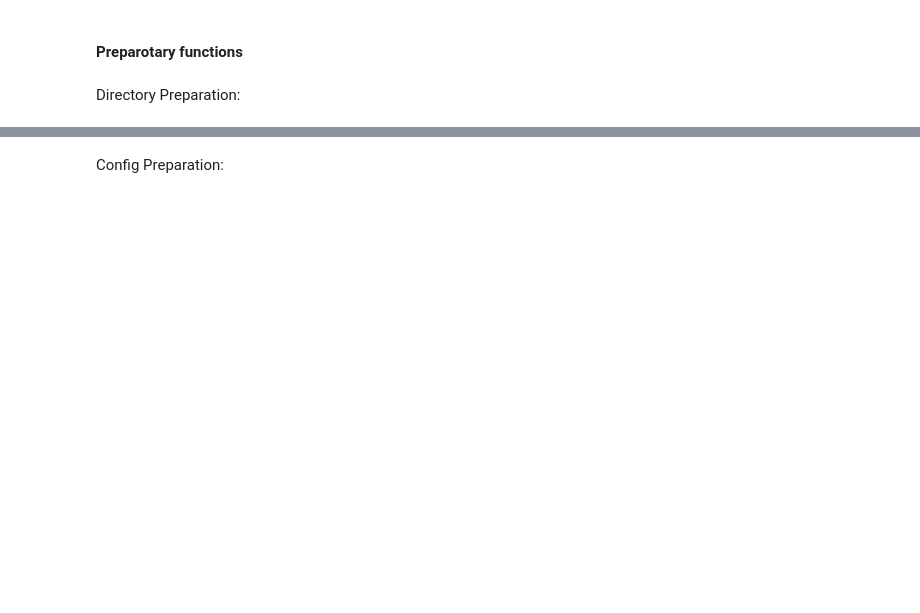
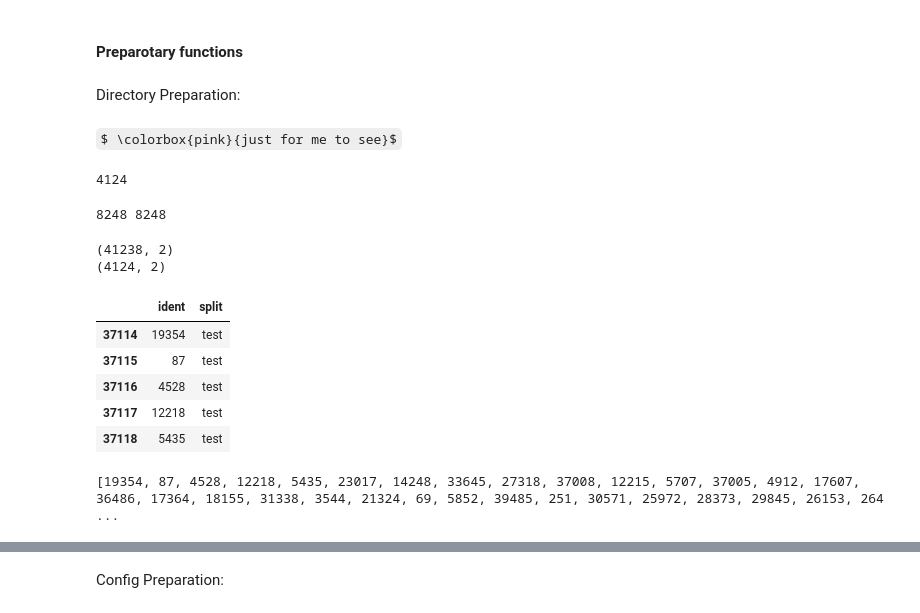
Before and after one commit to fatemeh-moghaddam/kinodata-3D-affinity-prediction, a Jupyter notebook: prob/probing.ipynb, the cells around one changed output, grey strips where cells are left out. Drawn from its saved outputs; the diff is of its cells as text; code cells hidden in the pictures; some formulas as TeX source; blank space fills up the shorter version.

Commit message:
before pruning the code, up to a running fold

```diff
--- a/prob/probing.ipynb
+++ b/prob/probing.ipynb
@@ -612,3 +632,82 @@ def path_to_model(rmsd_threshold: int, split_type: str, split_fold: int, model_t
     if not p.exists():
         p.mkdir(parents=True)
     return p
+# %% [markdown]
+$ \colorbox{pink}{just for me to see}$
+# %%
+processed_data_dir = Path("data/processed")
+assert processed_data_dir.exists()
+
+def path_to_data(processed_data_dir: Path, split_type: str, rmsd_threshold: int = None) -> Path:
+    if rmsd_threshold is None:
+        p = processed_data_dir / split_type
+    else:
+        p = processed_data_dir / f"filter_predicted_rmsd_le{rmsd_threshold}.00" / split_type
+    if not p.exists():
+        p.mkdir(parents=True)
+    return p
+
+split_dir = path_to_data(processed_data_dir, "scaffold-k-fold", 2)
+assert split_dir.exists(), f"Split directory {split_dir} does not exist."
+# %%
+def get_split_file(
+        split_type: str,
+        split_fold: int,
+        rmsd_threshold: int = None,
+        root: Path = _ROOT
+    ) -> Path:
+    """ Get the path to the split file.
+    Args:
+        split_type (str): The type of split, e.g., "random-k-fold", "scaffold-k-fold".
+        split_fold (int): The fold number.
+        rmsd_threshold (int, optional): The RMSD threshold. Defaults to 0.
+        root (Path, optional): The root path. Defaults to the parent directory of this file.
+    Returns:
+        Path: The path to the split csv file.
+    """
+    p = root / "data/processed"
+    if rmsd_threshold is None:
+        p = p / split_type
+    else:
+        p = p / f"filter_predicted_rmsd_le{rmsd_threshold}.00" / split_type
+    p = p / f"{split_fold + 1}_5.csv"
+    if not p.exists():
+        raise FileNotFoundError(f"Split file not found: {p}")
+    return p
+
+
+split_file = get_split_file(split_type="scaffold-k-fold", split_fold=0, rmsd_threshold=2)
+split_obj = Split.from_csv(split_file)
+split_obj.test_size
+# %% [output]
+4124
+# %%
+print(len([*split_obj.test_split, *split_obj.val_split]), split_obj.test_size * 2)
+# %% [output]
+8248 8248
+# %%
+split = pd.read_csv(split_dir/"1_5.csv")
+print(split.shape)
+test_idents = split[split['split'] == 'test']
+print(test_idents.shape)
+# %% [output]
+(41238, 2)
+(4124, 2)
+# %%
+test_idents.head()
+# %% [output]
+|  | ident | split |
+| 37114 | 19354 | test |
+| 37115 | 87 | test |
+| 37116 | 4528 | test |
+| 37117 | 12218 | test |
+| 37118 | 5435 | test |
+# %%
+from kinodata.data.data_split import Split
+
+split_obj = Split.from_csv(split_dir / "1_5.csv")
+print(split_obj.test_split)
+
+# assert split_obj.test_split == test_idents['ident'].tolist(), "Test split does not match the expected ident list."
+# %% [output]
+[19354, 87, 4528, 12218, 5435, 23017, 14248, 33645, 27318, 37008, 12215, 5707, 37005, 4912, 17607, 36486, 17364, 18155, 31338, 3544, 21324, 69, 5852, 39485, 251, 30571, 25972, 28373, 29845, 26153, 264 ...
```
Also changed, not shown: parts of 18 cells of this notebook, 11 other files.
